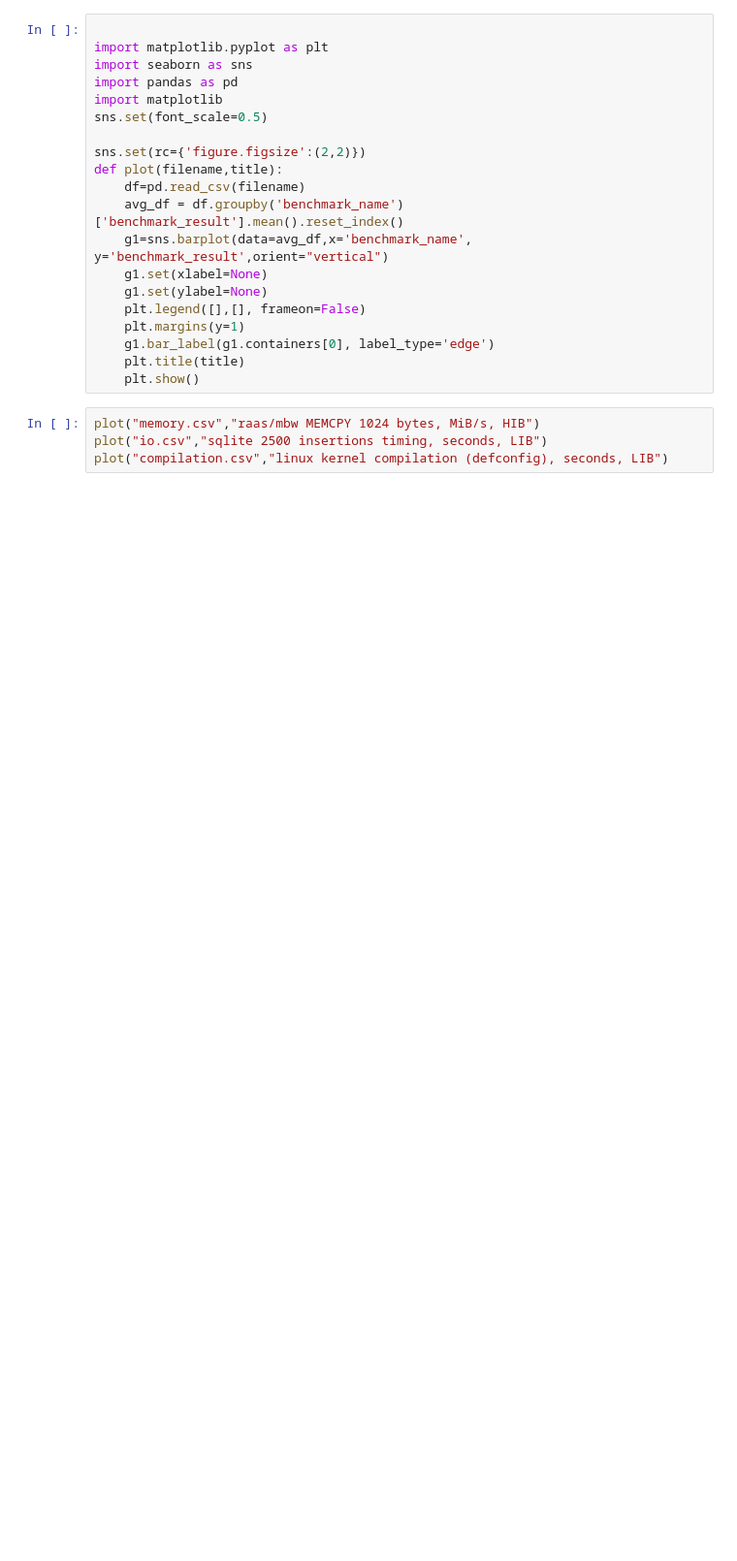
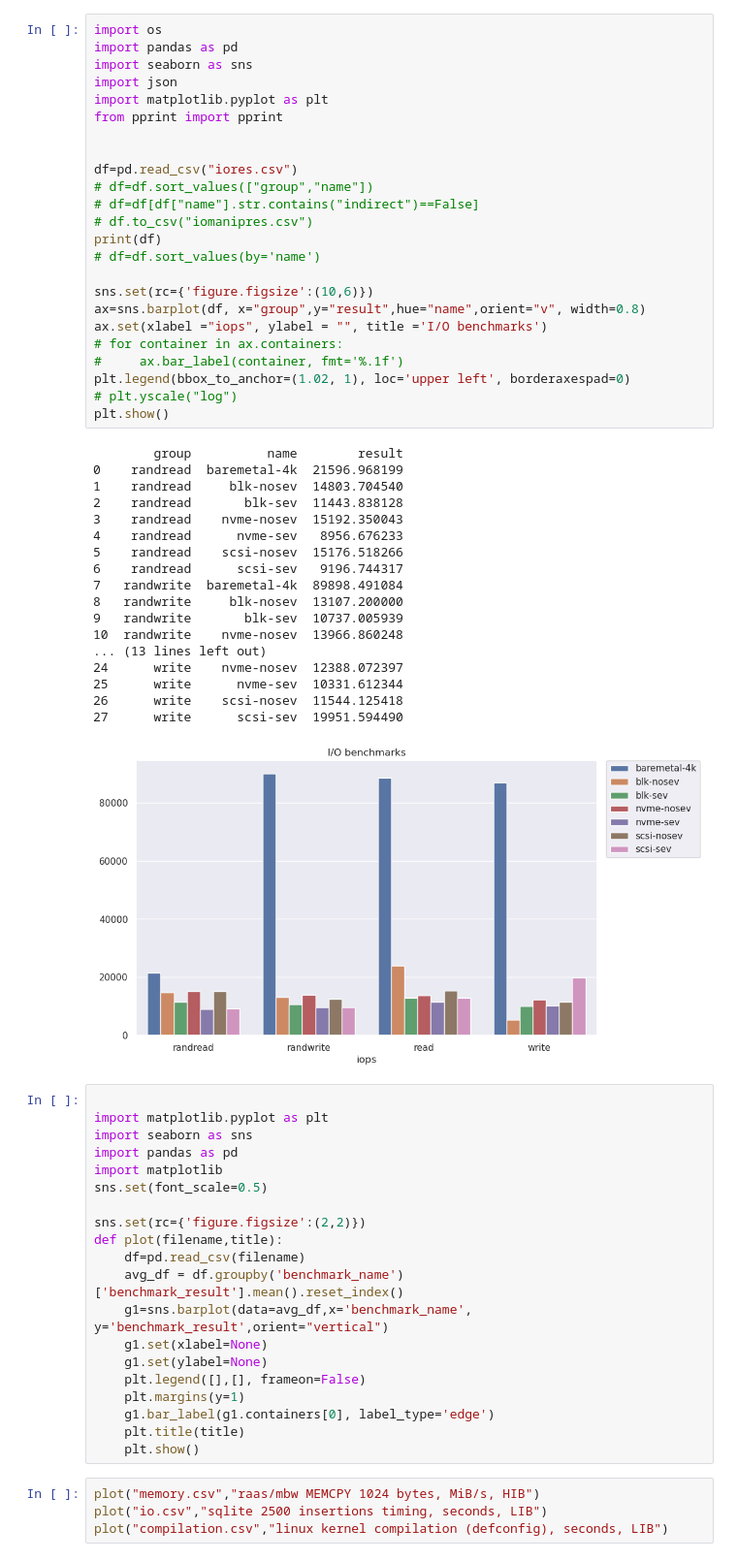
Before and after one commit to rcastellotti/gr, a Jupyter notebook: main.ipynb, the cells around one changed output. Shown at 97% size. Cells and saved outputs as stored; diff of their text form; blank space fills up the shorter version.

```diff
--- a/main.ipynb
+++ b/main.ipynb
@@ -1,3 +1,46 @@
+# %%
+import os
+import pandas as pd
+import seaborn as sns
+import json
+import matplotlib.pyplot as plt
+from pprint import pprint
+
+
+df=pd.read_csv("iores.csv")
+# df=df.sort_values(["group","name"])
+# df=df[df["name"].str.contains("indirect")==False]
+# df.to_csv("iomanipres.csv")
+print(df)
+# df=df.sort_values(by='name')
+
+sns.set(rc={'figure.figsize':(10,6)})
+ax=sns.barplot(df, x="group",y="result",hue="name",orient="v", width=0.8)
+ax.set(xlabel ="iops", ylabel = "", title ='I/O benchmarks')
+# for container in ax.containers:
+#     ax.bar_label(container, fmt='%.1f')
+plt.legend(bbox_to_anchor=(1.02, 1), loc='upper left', borderaxespad=0)
+# plt.yscale("log")
+plt.show()
+# %% [output]
+        group          name        result
+0    randread  baremetal-4k  21596.968199
+1    randread     blk-nosev  14803.704540
+2    randread       blk-sev  11443.838128
+3    randread    nvme-nosev  15192.350043
+4    randread      nvme-sev   8956.676233
+5    randread    scsi-nosev  15176.518266
+6    randread      scsi-sev   9196.744317
+7   randwrite  baremetal-4k  89898.491084
+8   randwrite     blk-nosev  13107.200000
+9   randwrite       blk-sev  10737.005939
+10  randwrite    nvme-nosev  13966.860248
+... (13 lines left out)
+24      write    nvme-nosev  12388.072397
+25      write      nvme-sev  10331.612344
+26      write    scsi-nosev  11544.125418
+27      write      scsi-sev  19951.594490
+[figure, added]
 # %%
 
 import matplotlib.pyplot as plt
```
Also changed, not shown: parts of 2 cells of this notebook, 58 other files.
